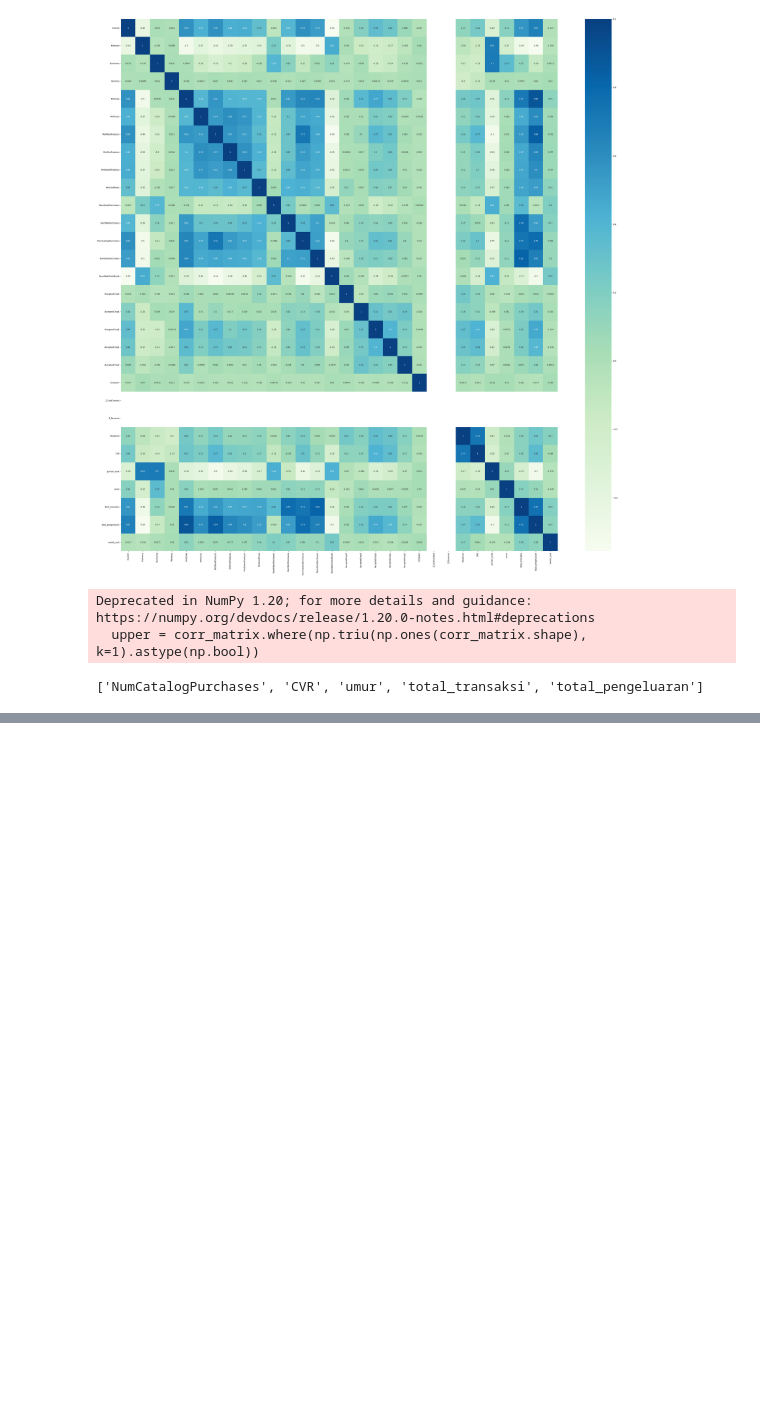
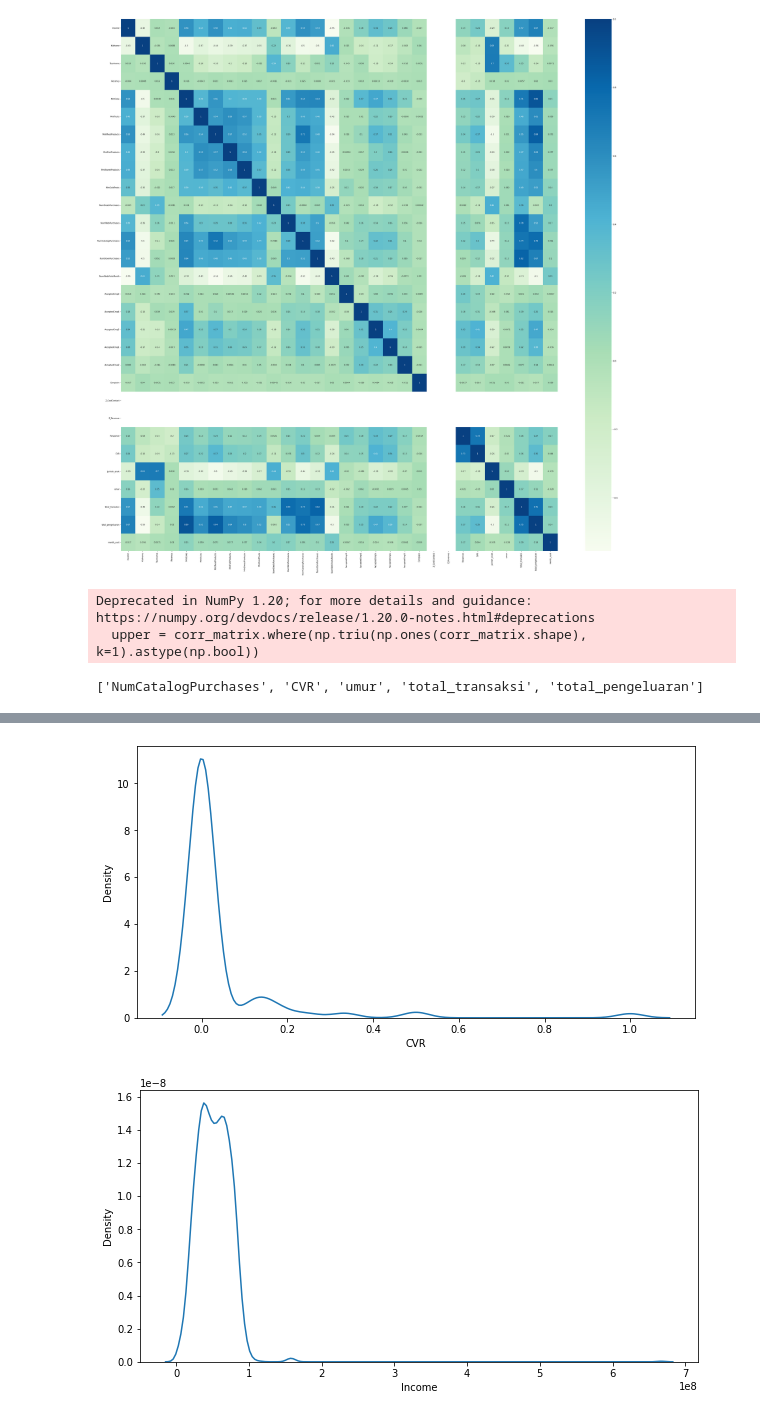
Before and after one commit to mhaniffajari/Predict-Customer-Personality-to-Boost-Marketing-Campaign-, a Jupyter notebook: Predict Customer Personality to Boost Marketing Campaign by Using Machine Learning/Predict Customer Personality to Boost Marketing Campaign by Using Machine Learning.ipynb, the cells around one changed output, grey strips where cells are left out. Cells and saved outputs as stored; diff of their text form; code cells hidden in the pictures; blank space fills up the shorter version.

```diff
--- a/Predict Customer Personality to Boost Marketing Campaign by Using Machine Learning/Predict Customer Personality to Boost Marketing Campaign by Using Machine Learning.ipynb
+++ b/Predict Customer Personality to Boost Marketing Campaign by Using Machine Learning/Predict Customer Personality to Boost Marketing Campaign by Using Machine Learning.ipynb
@@ -321,0 +346,10 @@ to_drop_hicorr
+# %%
+num_null = ['CVR','Income']
+# %%
+for j in range (0,len(num_null)):
+    num = num_null[j]
+    plt.figure(figsize=(10,5))
+    sns.kdeplot(data=df,x=num)
+# %% [output]
+[figure, added]
+[figure, added]
```
Also changed, not shown: parts of 35 cells of this notebook.
